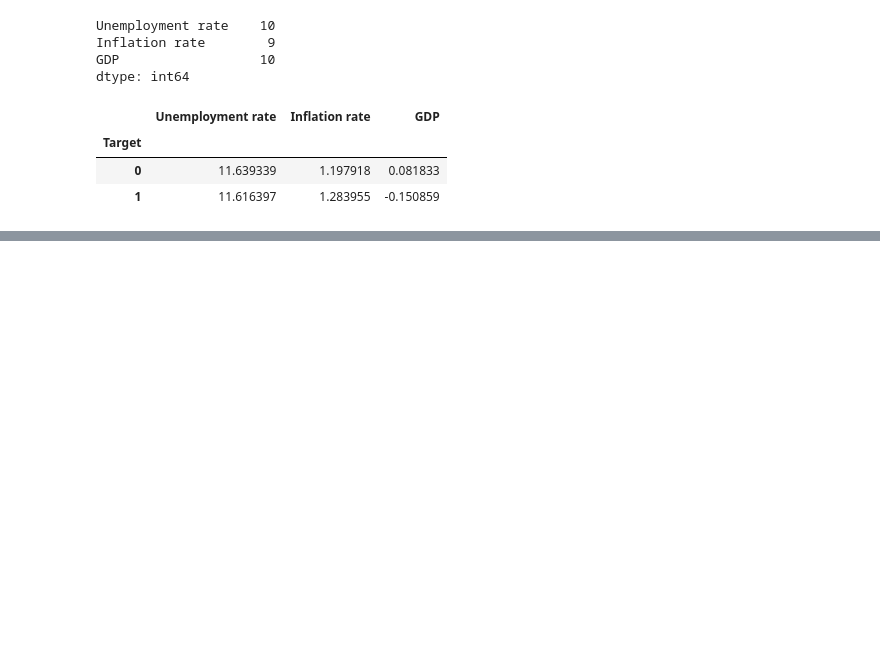
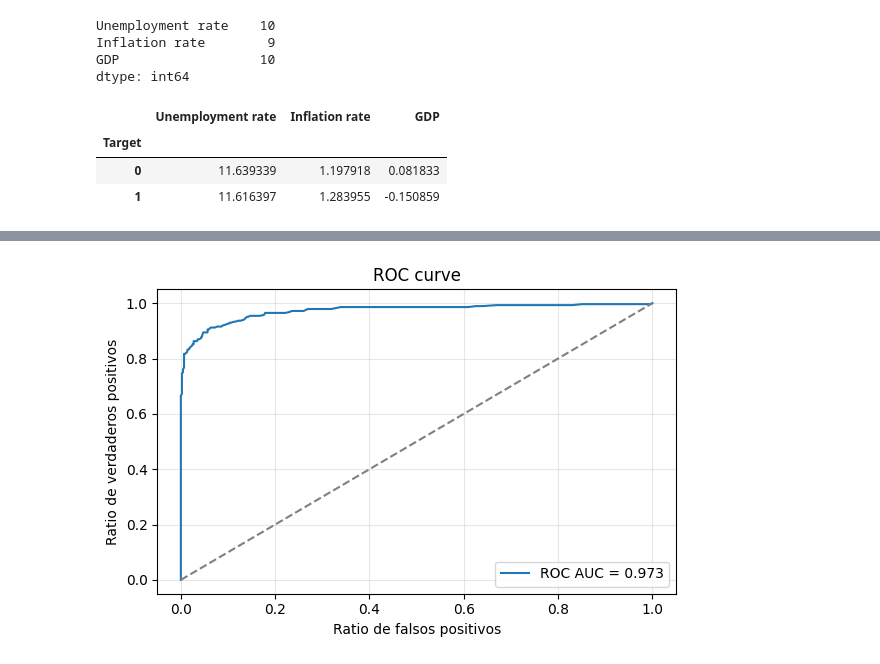
Before and after one commit to Edgar-Avila/mcd101-trabajo-final, a Jupyter notebook: Prediccion_del_abandono_y_exito_escolar.ipynb, the cells around one changed output, grey strips where cells are left out. Cells and saved outputs as stored; diff of their text form; code cells hidden in the pictures; blank space fills up the shorter version.

```diff
--- a/Prediccion_del_abandono_y_exito_escolar.ipynb
+++ b/Prediccion_del_abandono_y_exito_escolar.ipynb
@@ -139,0 +217,15 @@ memory usage: 907.5 KB
+# %%
+# Curva ROC
+fpr, tpr, _ = roc_curve(y_test, y_prob)
+plt.figure(figsize=(6, 4))
+plt.plot(fpr, tpr, label=f"ROC AUC = {roc_auc_score(y_test, y_prob):.3f}")
+plt.plot([0, 1], [0, 1], linestyle="--", color="gray")
+plt.xlabel("Ratio de falsos positivos")
+plt.ylabel("Ratio de verdaderos positivos")
+plt.title("ROC curve")
+plt.legend(loc="lower right")
+plt.grid(alpha=0.3)
+plt.tight_layout()
+plt.show()
+# %% [output]
+[figure, added]
```
Also changed, not shown: parts of 6 cells of this notebook.
